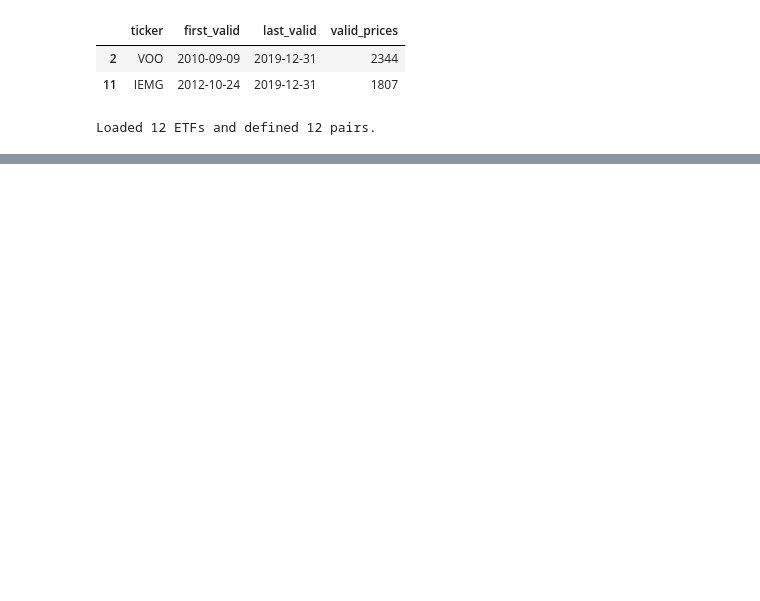
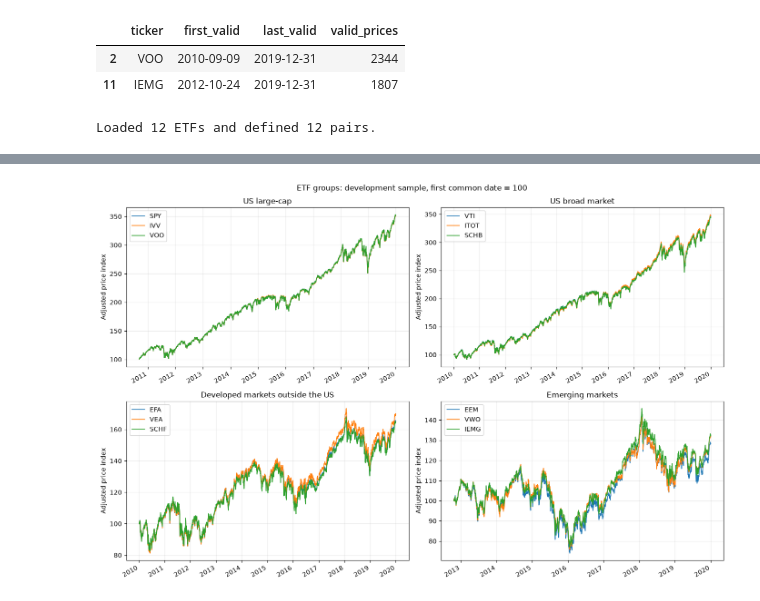
Before and after one commit to tumlumtala1610-creator/pairs-trading-research, a Jupyter notebook: notebooks/01_data_quality.ipynb, the cells around one changed output, grey strips where cells are left out. Saved outputs shown, nothing was run; the diff lists cells and outputs as text; code cells hidden in the pictures; blank space fills up the shorter version.

```diff
--- a/notebooks/01_data_quality.ipynb
+++ b/notebooks/01_data_quality.ipynb
@@ -345,0 +689,43 @@ Loaded 12 ETFs and defined 12 pairs.
+# %%
+FIGURES_DIR = RESULTS_DIR / "figures"
+FIGURES_DIR.mkdir(parents=True, exist_ok=True)
+
+group_titles = {
+    "us_large_cap": "US large-cap",
+    "us_total_market": "US broad market",
+    "developed_ex_us": "Developed markets outside the US",
+    "emerging_markets": "Emerging markets",
+}
+
+fig, axes = plt.subplots(2, 2, figsize=(14, 9))
+
+for ax, (group, members) in zip(axes.flat, groups.items()):
+    common = prices[members].dropna()
+
+    if common.empty:
+        ax.set_title(group_titles[group])
+        ax.text(0.5, 0.5, "No common observations", ha="center")
+        continue
+
+    normalized = common.div(common.iloc[0]).mul(100)
+
+    normalized.plot(ax=ax, linewidth=1.2)
+
+    ax.set_title(group_titles[group])
+    ax.set_ylabel("Adjusted price index")
+    ax.set_xlabel("")
+    ax.grid(alpha=0.25)
+    ax.legend(title=None)
+
+fig.suptitle("ETF groups: development sample, first common date = 100")
+fig.tight_layout()
+
+fig.savefig(
+    FIGURES_DIR / "normalized_prices_development.png",
+    dpi=180,
+    bbox_inches="tight",
+)
+
+plt.show()
+# %% [output]
+[figure, added]
```
Also changed, not shown: parts of 15 cells of this notebook, 11 other files.
